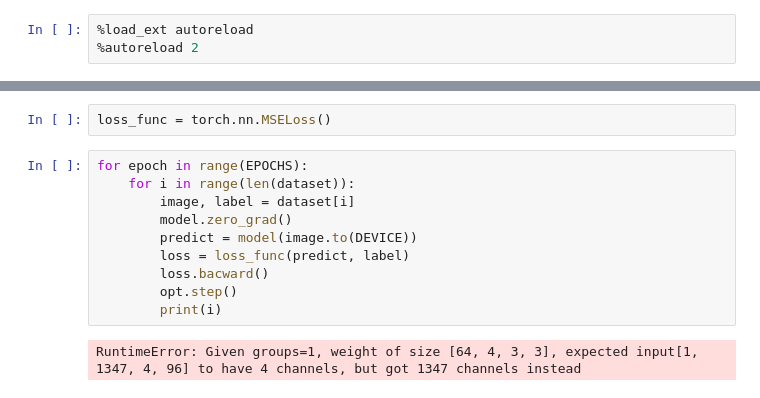
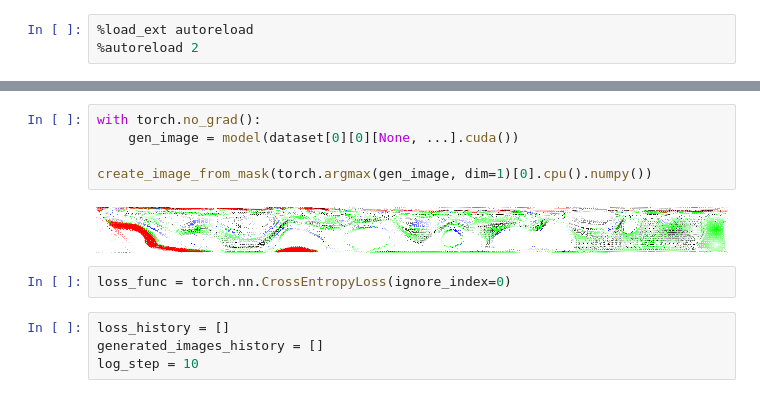
Before and after one commit to AmpiroMax/IvanDiploma, a Jupyter notebook: notebooks/test_ivan.ipynb, the cells around one changed output, grey strips where cells are left out. Drawn from its saved outputs; the diff is of its cells as text.

```diff
--- a/notebooks/test_ivan.ipynb
+++ b/notebooks/test_ivan.ipynb
@@ -19,14 +37,13 @@ opt = torch.optim.SGD(model.parameters(), lr=1, momentum=0.9)
+# %%
+with torch.no_grad():
+    gen_image = model(dataset[0][0][None, ...].cuda())
+
+create_image_from_mask(torch.argmax(gen_image, dim=1)[0].cpu().numpy())
+# %% [output]
+[figure, added]
 # %%
-loss_func = torch.nn.MSELoss()
+loss_func = torch.nn.CrossEntropyLoss(ignore_index=0)
-# %%
-for epoch in range(EPOCHS):
-    for i in range(len(dataset)):
-        image, label = dataset[i]
-        model.zero_grad()
-        predict = model(image.to(DEVICE))
-        loss = loss_func(predict, label)
-        loss.bacward()
-        opt.step()
-        print(i)
-# %% [output]
-RuntimeError: Given groups=1, weight of size [64, 4, 3, 3], expected input[1, 1347, 4, 96] to have 4 channels, but got 1347 channels instead
+# %%
+loss_history = []
+generated_images_history = []
+log_step = 10
```
Also changed, not shown: parts of 16 cells of this notebook, 14 other files.
